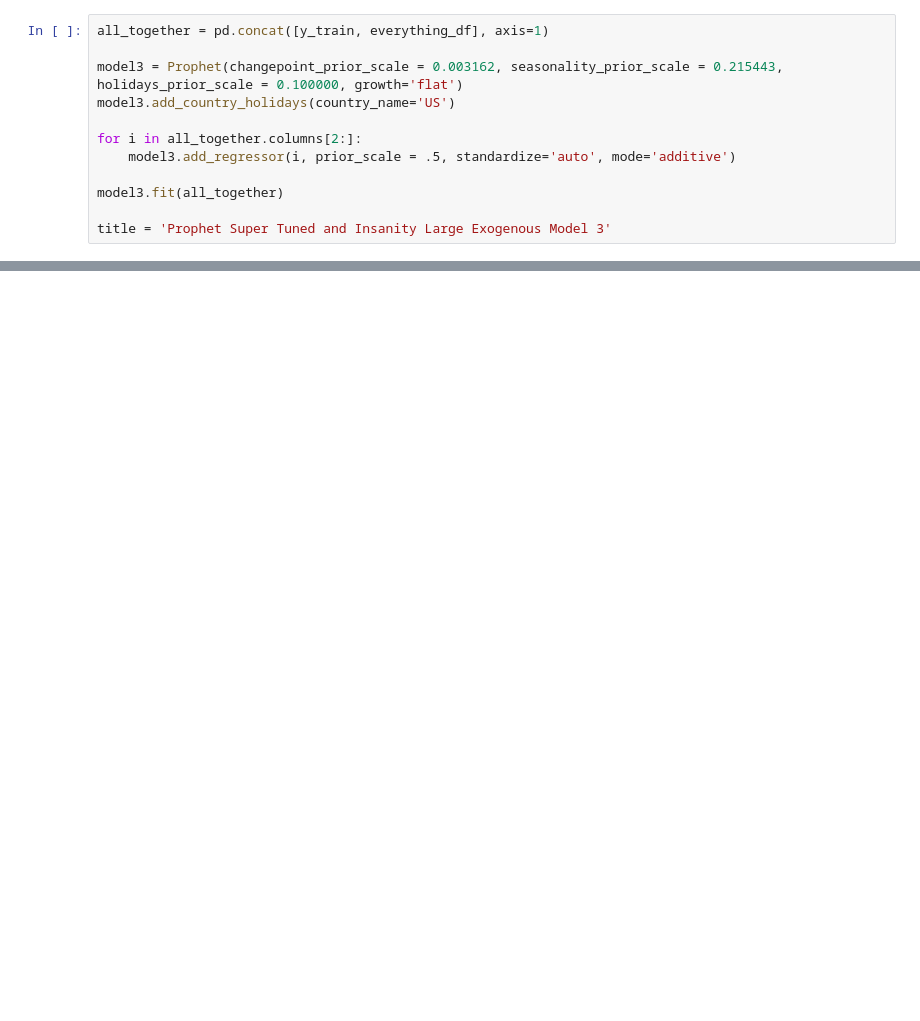
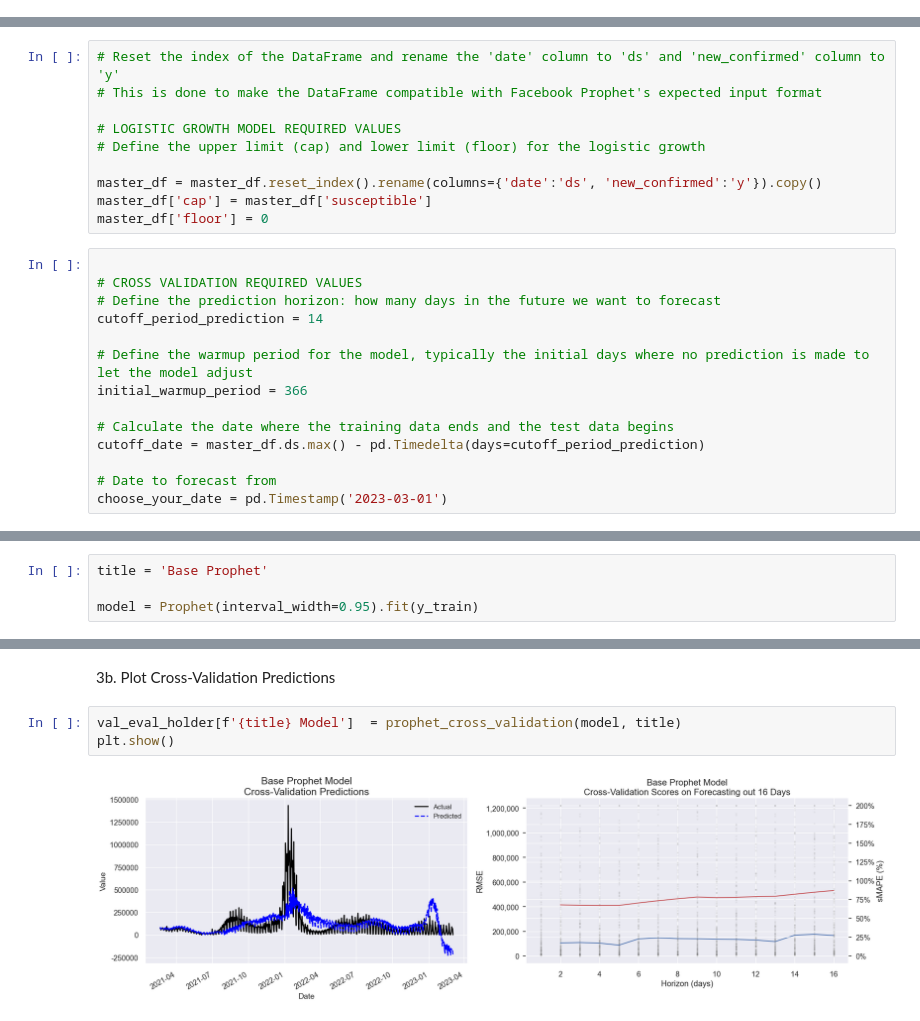
Before and after one commit to scelarek/CovidCast, a Jupyter notebook: Capstone/4. Covid Prophet and RNNs.ipynb, the cells around one changed output, grey strips where cells are left out. Saved outputs shown, nothing was run; the diff lists cells and outputs as text; blank space fills up the shorter version.

```diff
--- a/Capstone/4. Covid Prophet and RNNs.ipynb
+++ b/Capstone/4. Covid Prophet and RNNs.ipynb
@@ -714,12 +0,0 @@ KeyboardInterrupt:
-# %%
-all_together = pd.concat([y_train, everything_df], axis=1)
-
-model3 = Prophet(changepoint_prior_scale = 0.003162, seasonality_prior_scale = 0.215443, holidays_prior_scale = 0.100000, growth='flat')
-model3.add_country_holidays(country_name='US')
-
-for i in all_together.columns[2:]:
-    model3.add_regressor(i, prior_scale = .5, standardize='auto', mode='additive')
-
-model3.fit(all_together)
-
-title = 'Prophet Super Tuned and Insanity Large Exogenous Model 3'
@@ -820,0 +139,24 @@ display(out_of_sample_eval_holder.style.background_gradient(cmap='coolwarm', axi
+# %%
+# Reset the index of the DataFrame and rename the 'date' column to 'ds' and 'new_confirmed' column to 'y'
+# This is done to make the DataFrame compatible with Facebook Prophet's expected input format
+
+# LOGISTIC GROWTH MODEL REQUIRED VALUES
+# Define the upper limit (cap) and lower limit (floor) for the logistic growth
+
+master_df = master_df.reset_index().rename(columns={'date':'ds', 'new_confirmed':'y'}).copy()
+master_df['cap'] = master_df['susceptible']
+master_df['floor'] = 0
+# %%
+
+# CROSS VALIDATION REQUIRED VALUES
+# Define the prediction horizon: how many days in the future we want to forecast
+cutoff_period_prediction = 14
+
+# Define the warmup period for the model, typically the initial days where no prediction is made to let the model adjust
+initial_warmup_period = 366
+
+# Calculate the date where the training data ends and the test data begins
+cutoff_date = master_df.ds.max() - pd.Timedelta(days=cutoff_period_prediction)
+
+# Date to forecast from
+choose_your_date = pd.Timestamp('2023-03-01')
@@ -820,0 +715,4 @@ display(out_of_sample_eval_holder.style.background_gradient(cmap='coolwarm', axi
+# %%
+title = 'Base Prophet'
+
+model = Prophet(interval_width=0.95).fit(y_train)
@@ -820,0 +771,7 @@ display(out_of_sample_eval_holder.style.background_gradient(cmap='coolwarm', axi
+# %% [markdown]
+ 3b. Plot Cross-Validation Predictions
+# %%
+val_eval_holder[f'{title} Model']  = prophet_cross_validation(model, title)
+plt.show()
+# %% [output]
+[figure, added]
```
Also changed, not shown: parts of 124 cells of this notebook, 13 other files.
